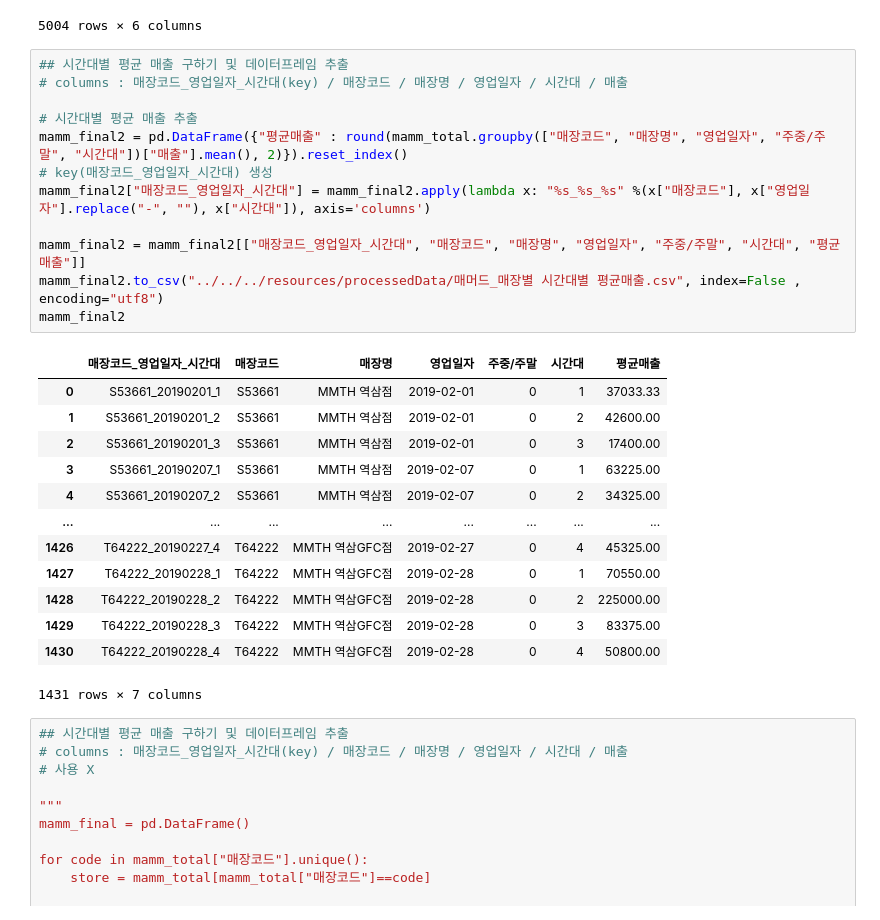
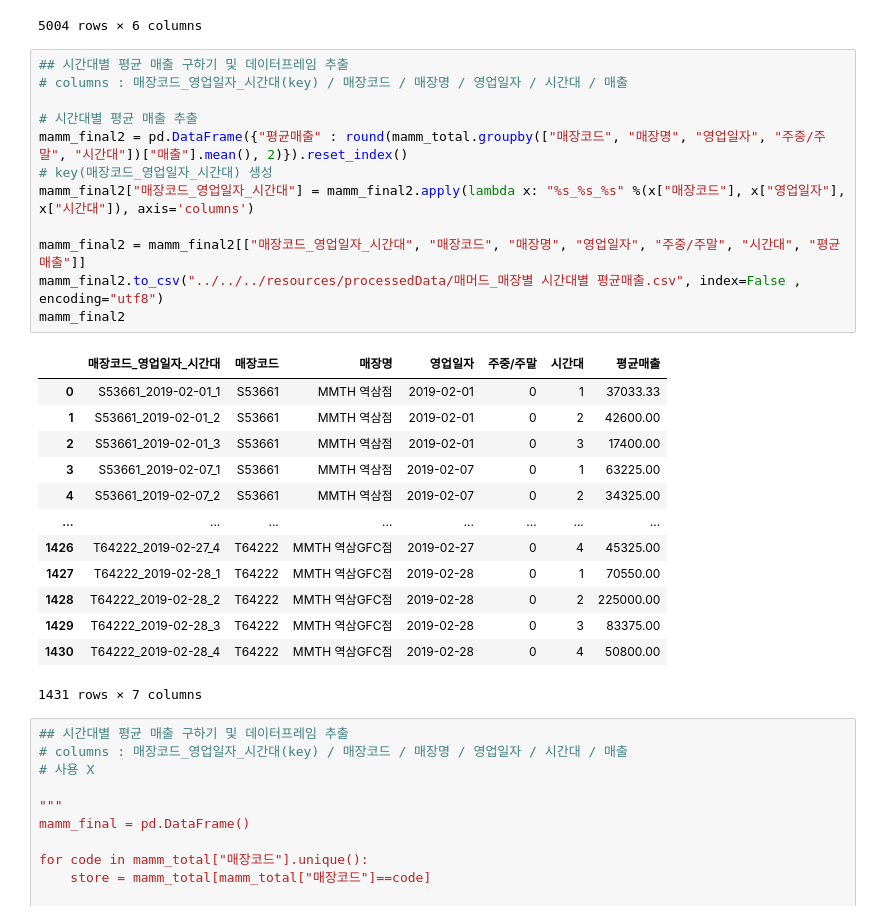
Before and after one commit to POSdata-Sales-Prediction/Store-operation-consulting, a Jupyter notebook: Data Preprocessing/sub2/mammothCoffee_sale.ipynb, the cells around one changed output. Saved outputs shown, nothing was run; the diff lists cells and outputs as text.

```diff
--- a/Data Preprocessing/sub2/mammothCoffee_sale.ipynb
+++ b/Data Preprocessing/sub2/mammothCoffee_sale.ipynb
@@ -210,28 +210,28 @@ mamm_total
 # %%
 ## 시간대별 평균 매출 구하기 및 데이터프레임 추출
 # columns : 매장코드_영업일자_시간대(key) / 매장코드 / 매장명 / 영업일자 / 시간대 / 매출
 
 # 시간대별 평균 매출 추출
 mamm_final2 = pd.DataFrame({"평균매출" : round(mamm_total.groupby(["매장코드", "매장명", "영업일자", "주중/주말", "시간대"])["매출"].mean(), 2)}).reset_index()
 # key(매장코드_영업일자_시간대) 생성
-mamm_final2["매장코드_영업일자_시간대"] = mamm_final2.apply(lambda x: "%s_%s_%s" %(x["매장코드"], x["영업일자"].replace("-", ""), x["시간대"]), axis='columns')
+mamm_final2["매장코드_영업일자_시간대"] = mamm_final2.apply(lambda x: "%s_%s_%s" %(x["매장코드"], x["영업일자"], x["시간대"]), axis='columns')
 
 mamm_final2 = mamm_final2[["매장코드_영업일자_시간대", "매장코드", "매장명", "영업일자", "주중/주말", "시간대", "평균매출"]]
 mamm_final2.to_csv("../../../resources/processedData/매머드_매장별 시간대별 평균매출.csv", index=False , encoding="utf8")
 mamm_final2
 # %% [output]
 |  | 매장코드_영업일자_시간대 | 매장코드 | 매장명 | 영업일자 | 주중/주말 | 시간대 | 평균매출 |
-| 0 | S53661_20190201_1 | S53661 | MMTH 역삼점 | 2019-02-01 | 0 | 1 | 37033.33 |
-| 1 | S53661_20190201_2 | S53661 | MMTH 역삼점 | 2019-02-01 | 0 | 2 | 42600.00 |
-| 2 | S53661_20190201_3 | S53661 | MMTH 역삼점 | 2019-02-01 | 0 | 3 | 17400.00 |
-| 3 | S53661_20190207_1 | S53661 | MMTH 역삼점 | 2019-02-07 | 0 | 1 | 63225.00 |
-| 4 | S53661_20190207_2 | S53661 | MMTH 역삼점 | 2019-02-07 | 0 | 2 | 34325.00 |
+| 0 | S53661_2019-02-01_1 | S53661 | MMTH 역삼점 | 2019-02-01 | 0 | 1 | 37033.33 |
+| 1 | S53661_2019-02-01_2 | S53661 | MMTH 역삼점 | 2019-02-01 | 0 | 2 | 42600.00 |
+| 2 | S53661_2019-02-01_3 | S53661 | MMTH 역삼점 | 2019-02-01 | 0 | 3 | 17400.00 |
+| 3 | S53661_2019-02-07_1 | S53661 | MMTH 역삼점 | 2019-02-07 | 0 | 1 | 63225.00 |
+| 4 | S53661_2019-02-07_2 | S53661 | MMTH 역삼점 | 2019-02-07 | 0 | 2 | 34325.00 |
 | ... | ... | ... | ... | ... | ... | ... | ... |
-| 1426 | T64222_20190227_4 | T64222 | MMTH 역삼GFC점 | 2019-02-27 | 0 | 4 | 45325.00 |
-| 1427 | T64222_20190228_1 | T64222 | MMTH 역삼GFC점 | 2019-02-28 | 0 | 1 | 70550.00 |
-| 1428 | T64222_20190228_2 | T64222 | MMTH 역삼GFC점 | 2019-02-28 | 0 | 2 | 225000.00 |
-| 1429 | T64222_20190228_3 | T64222 | MMTH 역삼GFC점 | 2019-02-28 | 0 | 3 | 83375.00 |
-| 1430 | T64222_20190228_4 | T64222 | MMTH 역삼GFC점 | 2019-02-28 | 0 | 4 | 50800.00 |
+| 1426 | T64222_2019-02-27_4 | T64222 | MMTH 역삼GFC점 | 2019-02-27 | 0 | 4 | 45325.00 |
+| 1427 | T64222_2019-02-28_1 | T64222 | MMTH 역삼GFC점 | 2019-02-28 | 0 | 1 | 70550.00 |
+| 1428 | T64222_2019-02-28_2 | T64222 | MMTH 역삼GFC점 | 2019-02-28 | 0 | 2 | 225000.00 |
+| 1429 | T64222_2019-02-28_3 | T64222 | MMTH 역삼GFC점 | 2019-02-28 | 0 | 3 | 83375.00 |
+| 1430 | T64222_2019-02-28_4 | T64222 | MMTH 역삼GFC점 | 2019-02-28 | 0 | 4 | 50800.00 |
 1431 rows × 7 columns
 # %%
 ## 시간대별 평균 매출 구하기 및 데이터프레임 추출
```
Also changed, not shown: 1 other file.
